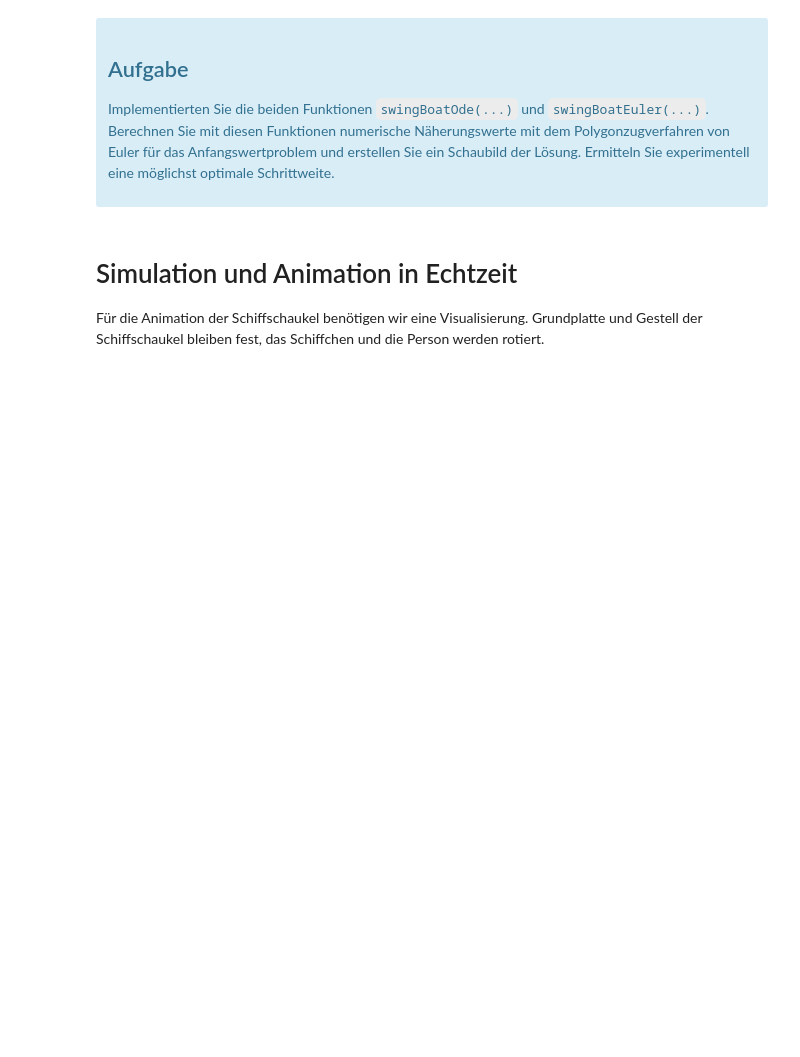
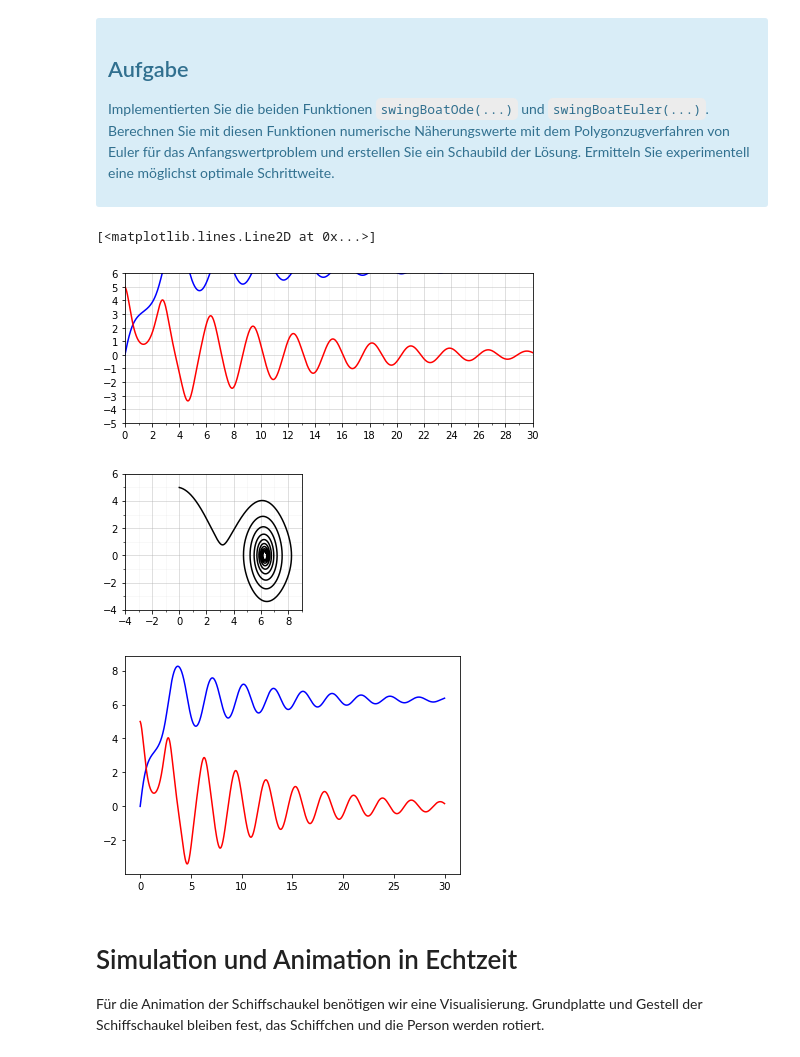
Before and after one commit to Wroyk-UniProjects/Mathe2Labor, a Jupyter notebook: SwingBoat/swingboat_rudolf.ipynb, the cells around one changed output. Saved outputs shown, nothing was run; the diff lists cells and outputs as text; code cells hidden in the pictures; blank space fills up the shorter version.

```diff
--- a/SwingBoat/swingboat_rudolf.ipynb
+++ b/SwingBoat/swingboat_rudolf.ipynb
@@ -276,11 +304,20 @@ Außerdem werden zu jedem $t$-Wert die Werte der beiden Zustandsgrößen $z_0(t)
 # Ergänzen Sie bitte hier die Python Befehle für die Funktion swingBoatEuler()
 #
 def swingBoatEuler(h):
+    # Anfangsauslenkung
+    phi_0 = 0.0
+
+    # Anfangsgeschwindigkeit
+    dotphi_0 = 5.0
+
+    z0 = np.array([phi_0, dotphi_0])
+
+    # Zeitintervall
+    t0, t1 = 0.0, 30.0
 
 
 
-
-
+    t, z = euler(t0, t1, h, z0, swingBoatOde)
 
     return t, z
 # %% [markdown]
@@ -300,3 +386,29 @@ import matplotlib.pyplot as plt
+# %%
+def draw_plot(x,y,color,settings=None,subplot=(None,None)):
+
+    if subplot == (None,None):
+        fig, ax = new_plot(settings)
+    else:
+        fig, ax = subplot
+
+
+    ax.plot(x, y, color)
+    return fig, ax
+# %%
+t, z = swingBoatEuler(0.01)
+#print(z)
+# %%
+subplot = draw_plot(t,z[0, :], 'b', plot_settings)
+subplot = draw_plot(t,z[1, :], 'r',subplot = subplot)
+draw_plot(z[0, :], z[1, :], 'k', plot_settings1)
+fig, ax1 = plt.subplots()
+ax1.plot(t,z[0,:],'b')
+ax1.plot(t,z[1,:],'r')
+# %% [output]
+[<matplotlib.lines.Line2D at 0x...>]
+[figure, added]
+[figure, added]
+[figure, added]
 # %% [markdown]
 # Simulation und Animation in Echtzeit
 Für die Animation der Schiffschaukel benötigen wir eine Visualisierung.
```
Also changed, not shown: parts of 10 cells of this notebook, 5 other files.
